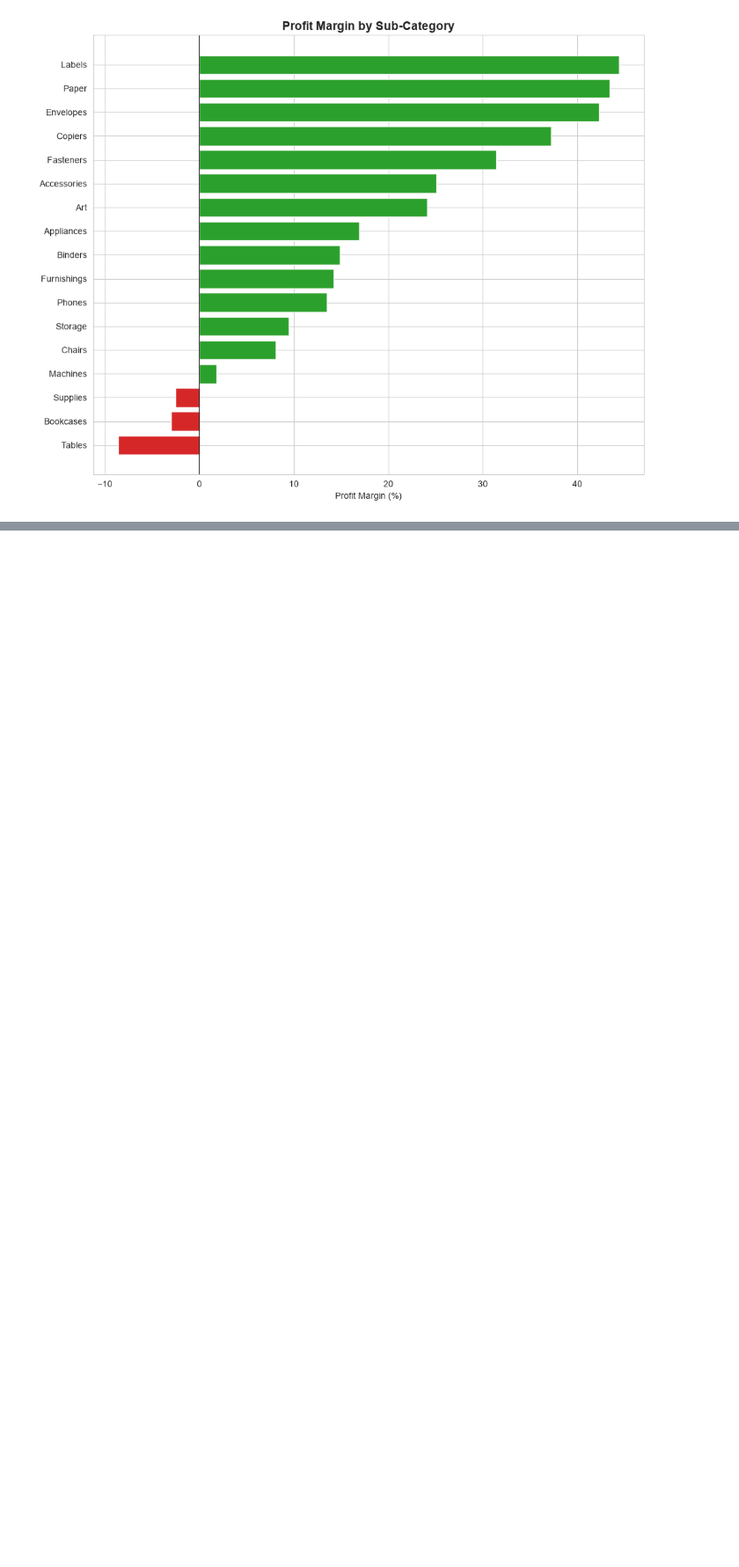
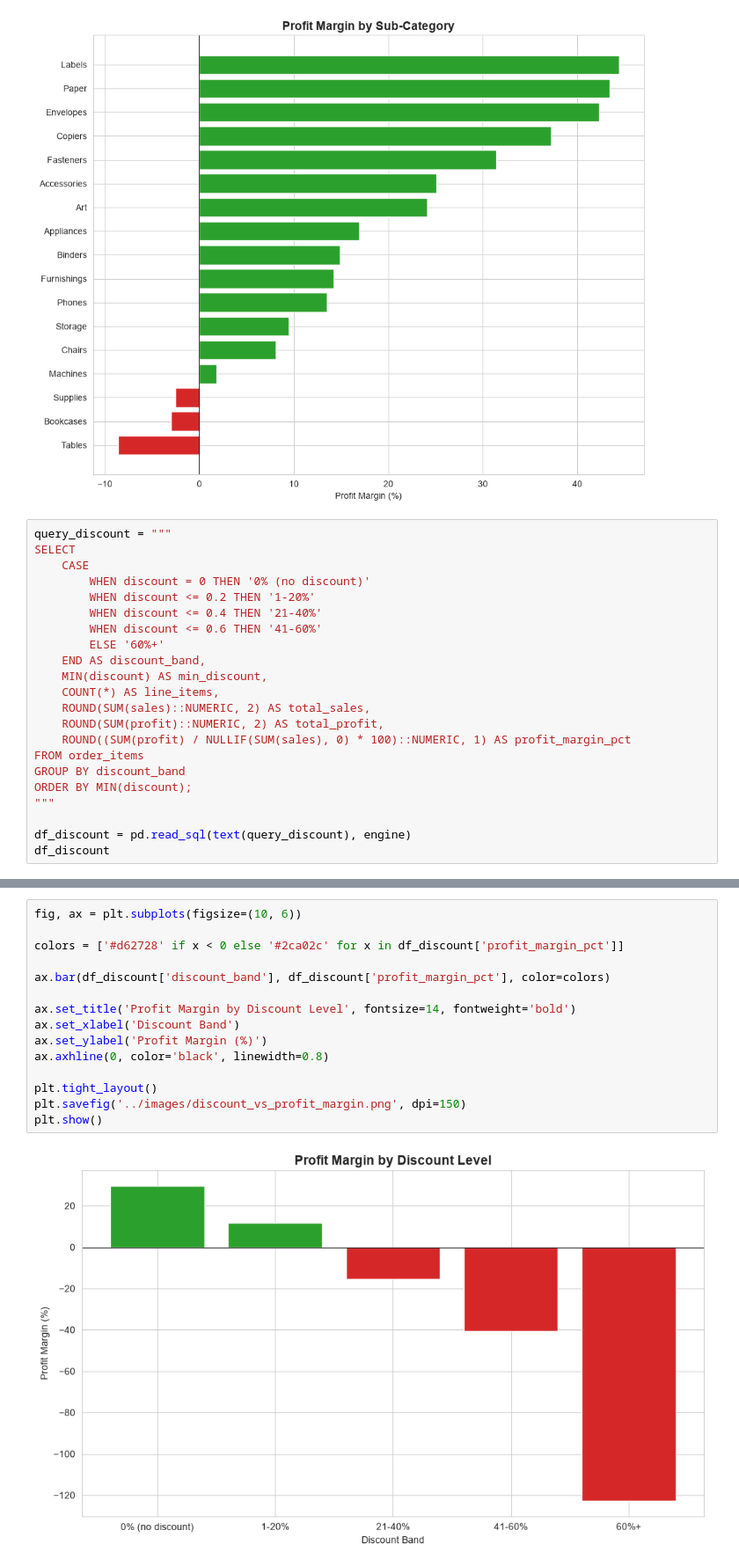
Before and after one commit to bolu-amusan/retail-sales-sql-python-analysis, a Jupyter notebook: notebooks/retail_sales_analysis.ipynb, the cells around one changed output, grey strips where cells are left out. Shown at 88% size. Saved outputs shown, nothing was run; the diff lists cells and outputs as text; blank space fills up the shorter version.

Commit message:
Add discount vs profit margin chart

```diff
--- a/notebooks/retail_sales_analysis.ipynb
+++ b/notebooks/retail_sales_analysis.ipynb
@@ -127,3 +128,25 @@ plt.savefig('../images/category_profit_margin.png', dpi=150)
 plt.show()
 # %% [output]
 [figure]
+# %%
+query_discount = """
+SELECT
+    CASE
+        WHEN discount = 0 THEN '0% (no discount)'
+        WHEN discount <= 0.2 THEN '1-20%'
+        WHEN discount <= 0.4 THEN '21-40%'
+        WHEN discount <= 0.6 THEN '41-60%'
+        ELSE '60%+'
+    END AS discount_band,
+    MIN(discount) AS min_discount,
+    COUNT(*) AS line_items,
+    ROUND(SUM(sales)::NUMERIC, 2) AS total_sales,
+    ROUND(SUM(profit)::NUMERIC, 2) AS total_profit,
+    ROUND((SUM(profit) / NULLIF(SUM(sales), 0) * 100)::NUMERIC, 1) AS profit_margin_pct
+FROM order_items
+GROUP BY discount_band
+ORDER BY MIN(discount);
+"""
+
+df_discount = pd.read_sql(text(query_discount), engine)
+df_discount
@@ -129,0 +160,17 @@ plt.show()
+# %%
+fig, ax = plt.subplots(figsize=(10, 6))
+
+colors = ['#d62728' if x < 0 else '#2ca02c' for x in df_discount['profit_margin_pct']]
+
+ax.bar(df_discount['discount_band'], df_discount['profit_margin_pct'], color=colors)
+
+ax.set_title('Profit Margin by Discount Level', fontsize=14, fontweight='bold')
+ax.set_xlabel('Discount Band')
+ax.set_ylabel('Profit Margin (%)')
+ax.axhline(0, color='black', linewidth=0.8)
+
+plt.tight_layout()
+plt.savefig('../images/discount_vs_profit_margin.png', dpi=150)
+plt.show()
+# %% [output]
+[figure, added]
```
Also changed, not shown: parts of 2 cells of this notebook, 1 other file.
